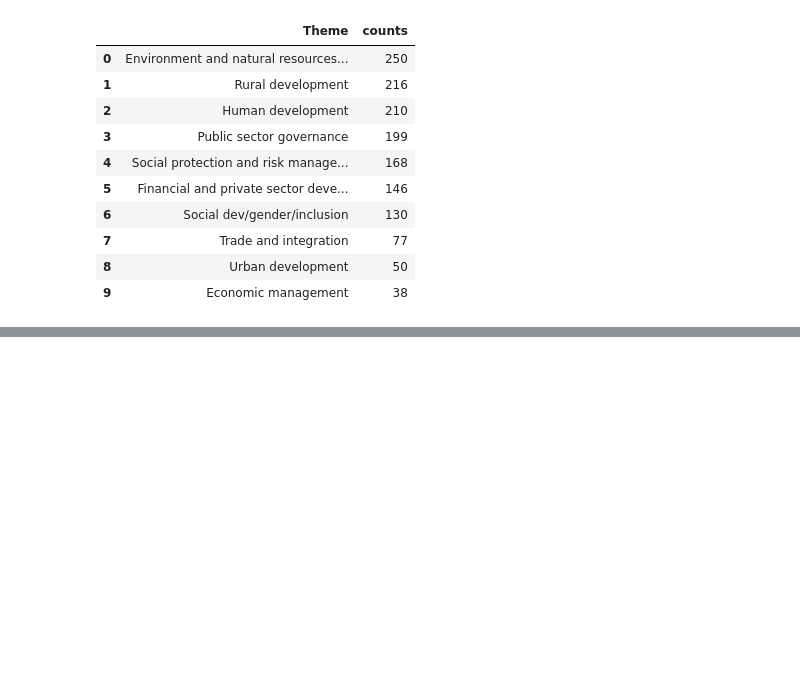
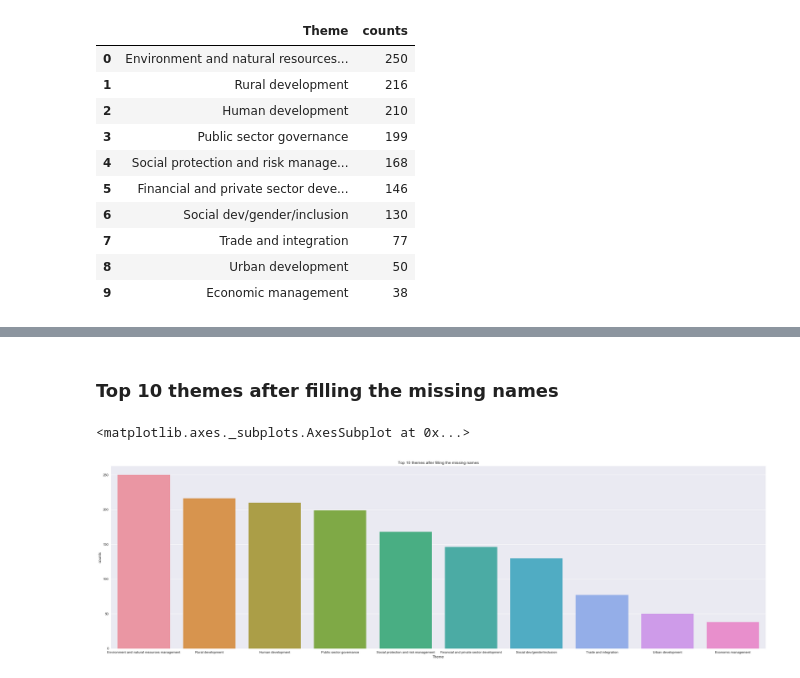
Before and after one commit to berradaa/DSCT, a Jupyter notebook: JSON mini project.ipynb, the cells around one changed output, grey strips where cells are left out. Cells and saved outputs as stored; diff of their text form; code cells hidden in the pictures; blank space fills up the shorter version.

```diff
--- a/JSON mini project.ipynb
+++ b/JSON mini project.ipynb
@@ -355,0 +422,9 @@ The top 10 themes are:
+# %% [markdown]
+### Top 10 themes after filling the missing names
+# %%
+plt.figure(figsize=(35, 10))
+plt.title('Top 10 themes after filling the missing names')
+sns.barplot('Theme', 'counts', data=top_10_themes_new)
+# %% [output]
+<matplotlib.axes._subplots.AxesSubplot at 0x...>
+[figure, added]
```
Also changed, not shown: parts of 10 cells of this notebook.
